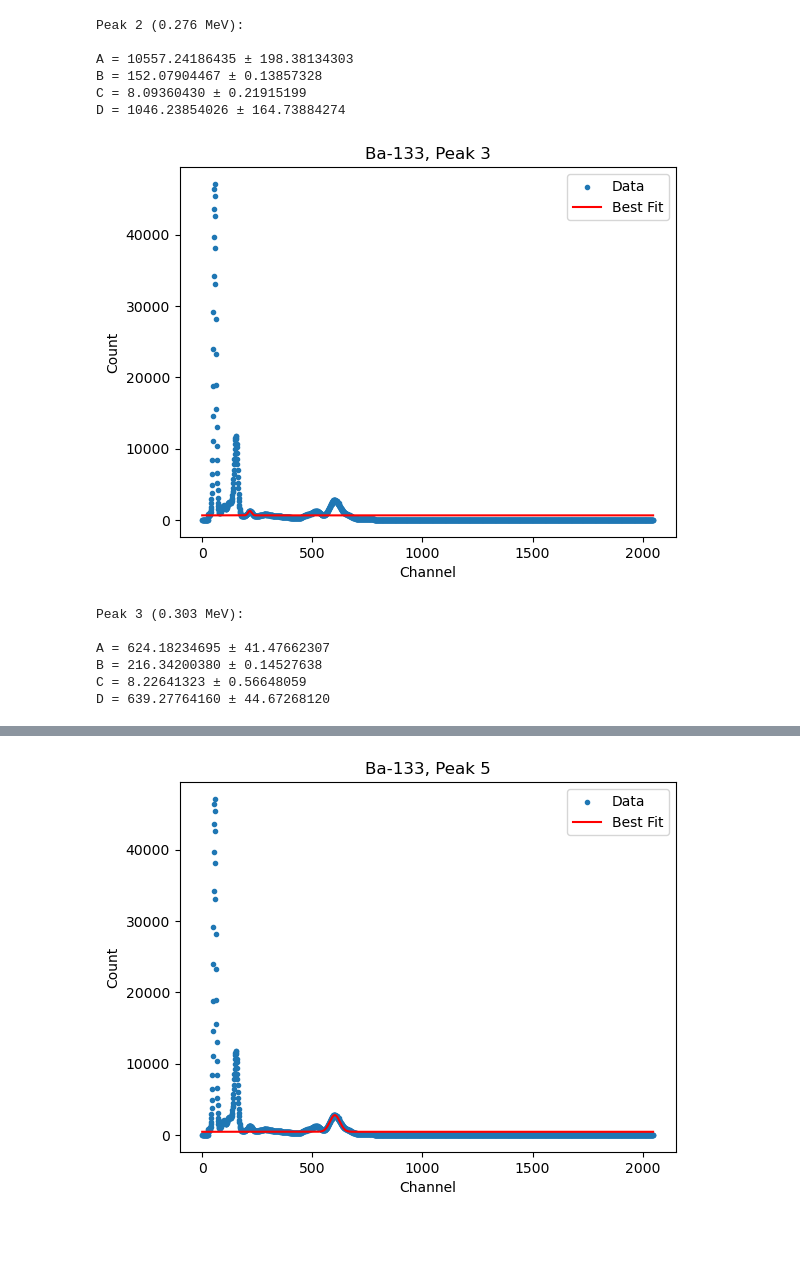
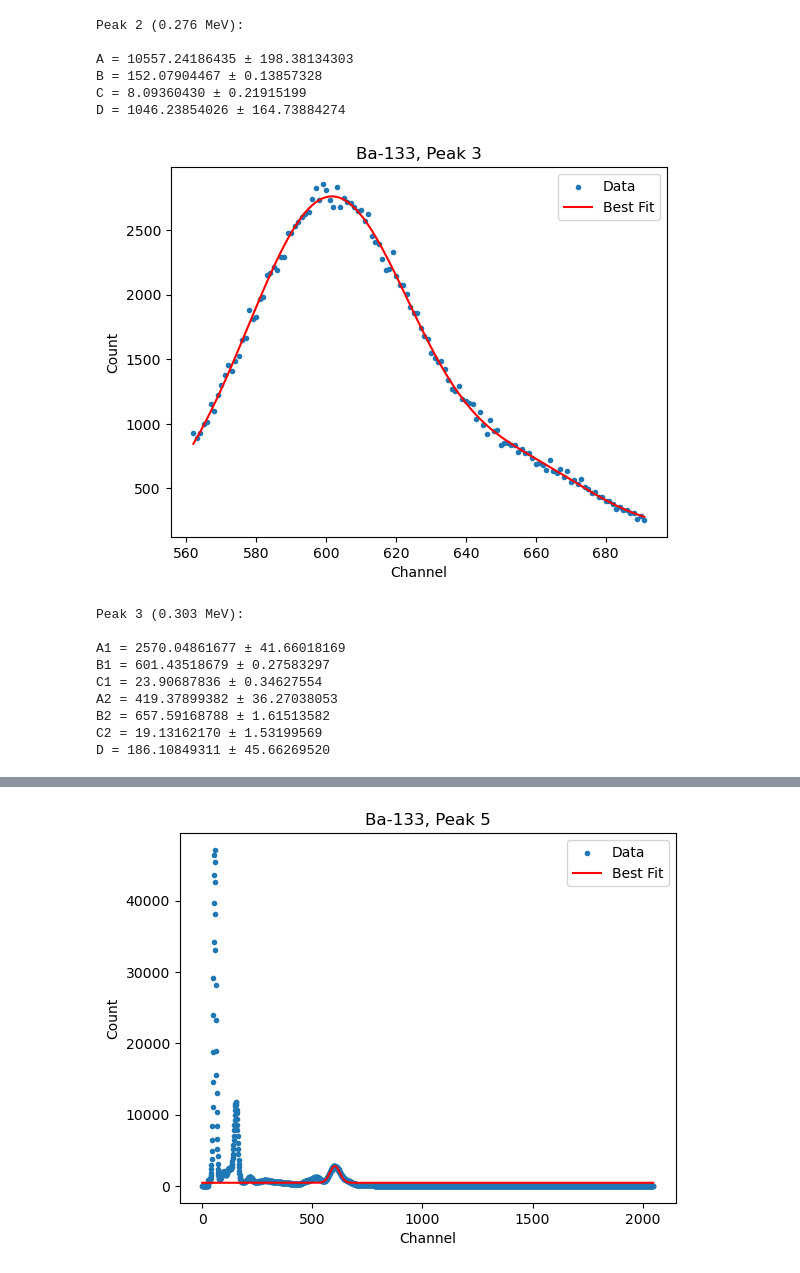
Before and after one commit to JJAmidei/AdvancedLab, a Jupyter notebook: Plots with Gaussian Fits and Error Calculations (revisions).ipynb, the cells around one changed output, grey strips where cells are left out. Cells and saved outputs as stored; diff of their text form; code cells hidden in the pictures; blank space fills up the shorter version.

Commit message:
Updated lab notebook with re-analyzed peaks, new best fit, and recalculated energies for unknown gamma sources. I want to fucking die I swear to god.

```diff
--- a/Plots with Gaussian Fits and Error Calculations.ipynb
+++ b/Plots with Gaussian Fits and Error Calculations (revisions).ipynb
@@ -15,6 +15,9 @@ from scipy.optimize import curve_fit
 # Defining the equation for the gaussina fit given a above
 def fgaussian(x, A, B, C, D):
     return A * np.exp(-((x - B) ** 2) / (2 * C ** 2)) + D
+
+def ftwogaussian(x, A1, A2, B1, B2, C1, C2, D):
+    return A1 * np.exp(-((x - B1) ** 2) / (2 * C1 ** 2)) + A2 * np.exp(-((x - B2) ** 2) / (2 * C2 ** 2)) + D
 
 # Make sure dtype is float
 def is_float(string):
@@ -112,36 +131,59 @@ B = 152.07904467 ± 0.13857328
 C = 8.09360430 ± 0.21915199
 D = 1046.23854026 ± 164.73884274
 # %%
-params, covariance = curve_fit(fgaussian, x_data_1[200:230], y_data_1[200:230], p0=[1284, 218, 14, 0]) # peak 3
+x_min = 562
+x_max =692
 
-A_fit, B_fit, C_fit, D_fit = params
+#params, covariance = curve_fit(fgaussian, x_data_1[x_min:x_max], y_data_1[x_min:x_max], p0=[1284, 600, 14, 0]) # peak 3
+params, covariance = curve_fit(ftwogaussian, x_data_1[x_min:x_max], y_data_1[x_min:x_max], p0=[2700, 600, 600, 650, 25, 25, 100]) # peak 3
 
-A_err, B_err, C_err, D_err = np.sqrt(np.diag(covariance))
+#A_fit, B_fit, C_fit, D_fit = params
+A1_fit, A2_fit, B1_fit, B2_fit, C1_fit, C2_fit, D_fit = params
 
-plt.scatter(x_data_1, y_data_1, label='Data', marker='.')
-x_fit = np.linspace(min(x_data_1), max(x_data_1), 4000)
-y_fit = fgaussian(x_fit, A_fit, B_fit, C_fit, D_fit)
-plt.plot(x_fit, y_fit, label='Best Fit', color='red')
+#A_err, B_err, C_err, D_err = np.sqrt(np.diag(covariance))
+
+uncert = np.sqrt(np.diag(covariance))
+
+plt.scatter(x_data_1[x_min:x_max], y_data_1[x_min:x_max], label='Data', marker='.')
+#x_fit = np.linspace(min(x_data_1[x_min:x_max]), max(x_data_1[x_min:x_max]), 4000)
+#x_fit = np.linspace(min(x_data_1[x_min:x_max]), max(x_data_1[x_min:x_max]), 4000)
+#y_fit = fgaussian(x_fit, A_fit, B_fit, C_fit, D_fit)
+#plt.plot(x_fit[x_min:x_max], y_fit[x_min:x_max], label='Best Fit', color='red')
+plt.plot(x_data_1[x_min:x_max], ftwogaussian(x_data_1[x_min:x_max], *params), label='Best Fit', color='red')
 plt.xlabel('Channel')
 plt.ylabel('Count')
 plt.title('Ba-133, Peak 3')
 plt.legend()
 plt.show()
 
 print('Peak 3 (0.303 MeV):')
 print()
-print(f'A = {A_fit:.8f} ± {A_err:.8f}')
-print(f'B = {B_fit:.8f} ± {B_err:.8f}')
-print(f'C = {C_fit:.8f} ± {C_err:.8f}')
-print(f'D = {D_fit:.8f} ± {D_err:.8f}')
+#print(f'A1 = {A1_fit:.8f} ± {A_err:.8f}')
+#print(f'B1 = {B1_fit:.8f} ± {B_err:.8f}')
+#print(f'C1 = {C1_fit:.8f} ± {C_err:.8f}')
+#print(f'A2 = {A2_fit:.8f} ± {A_err:.8f}')
+#print(f'B2 = {B2_fit:.8f} ± {B_err:.8f}')
+#print(f'C2 = {C2_fit:.8f} ± {C_err:.8f}')
+#print(f'D = {D_fit:.8f} ± {D_err:.8f}')
+print(f'A1 = {A1_fit:.8f} ± {uncert[0]:.8f}')
+print(f'B1 = {B1_fit:.8f} ± {uncert[2]:.8f}')
+print(f'C1 = {C1_fit:.8f} ± {uncert[4]:.8f}')
+print(f'A2 = {A2_fit:.8f} ± {uncert[1]:.8f}')
+print(f'B2 = {B2_fit:.8f} ± {uncert[3]:.8f}')
+print(f'C2 = {C2_fit:.8f} ± {uncert[5]:.8f}')
+print(f'D = {D_fit:.8f} ± {uncert[6]:.8f}')
+#print(y_fit[3000:3100])
 # %% [output]
-[figure, old version]
+[figure, new version]
 Peak 3 (0.303 MeV):
 
-A = 624.18234695 ± 41.47662307
-B = 216.34200380 ± 0.14527638
-C = 8.22641323 ± 0.56648059
-D = 639.27764160 ± 44.67268120
+A1 = 2570.04861677 ± 41.66018169
+B1 = 601.43518679 ± 0.27583297
+C1 = 23.90687836 ± 0.34627554
+A2 = 419.37899382 ± 36.27038053
+B2 = 657.59168788 ± 1.61513582
+C2 = 19.13162170 ± 1.53199569
+D = 186.10849311 ± 45.66269520
 # %%
 params, covariance = curve_fit(fgaussian, x_data_1[400:550], y_data_1[400:550], p0=[1267, 519, 19, 0]) # peak 4
 
```
Also changed, not shown: parts of 4 cells of this notebook, 8 other files.
